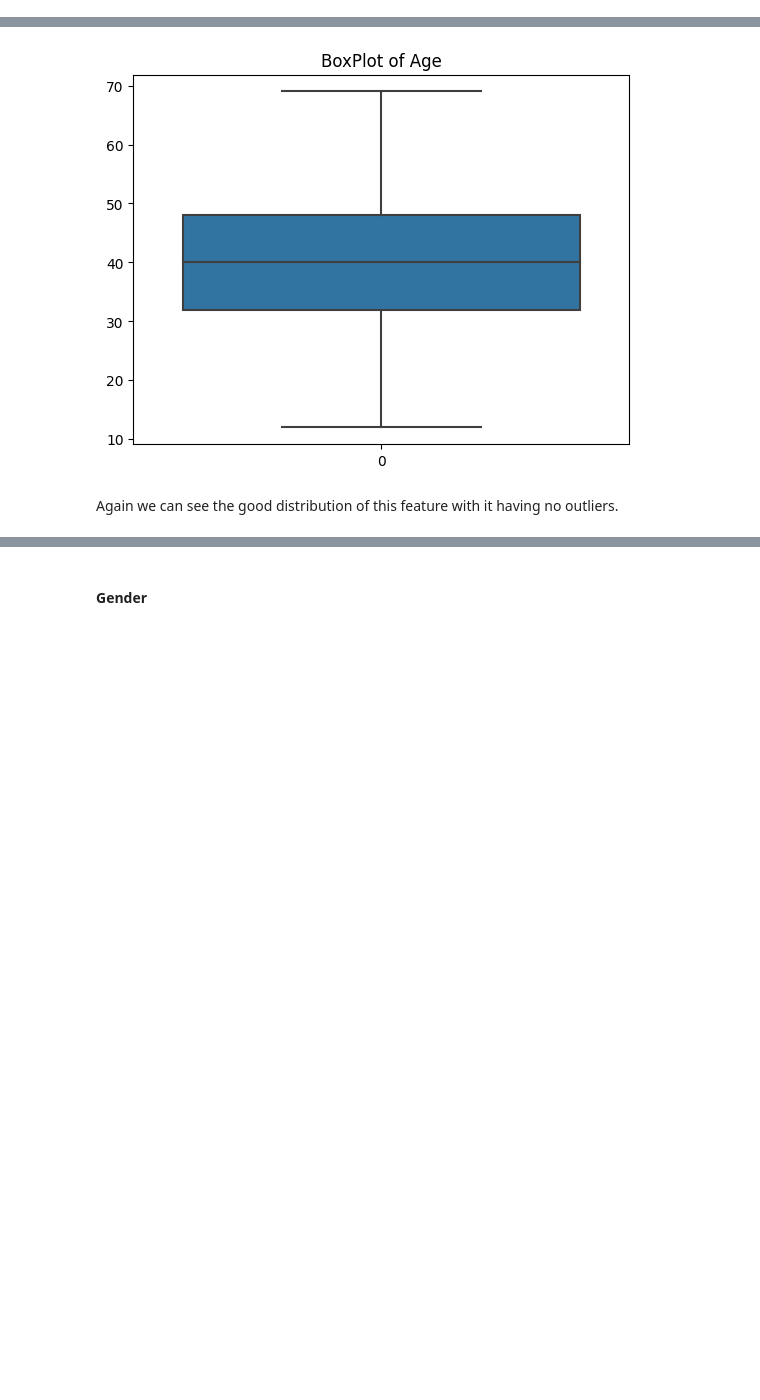
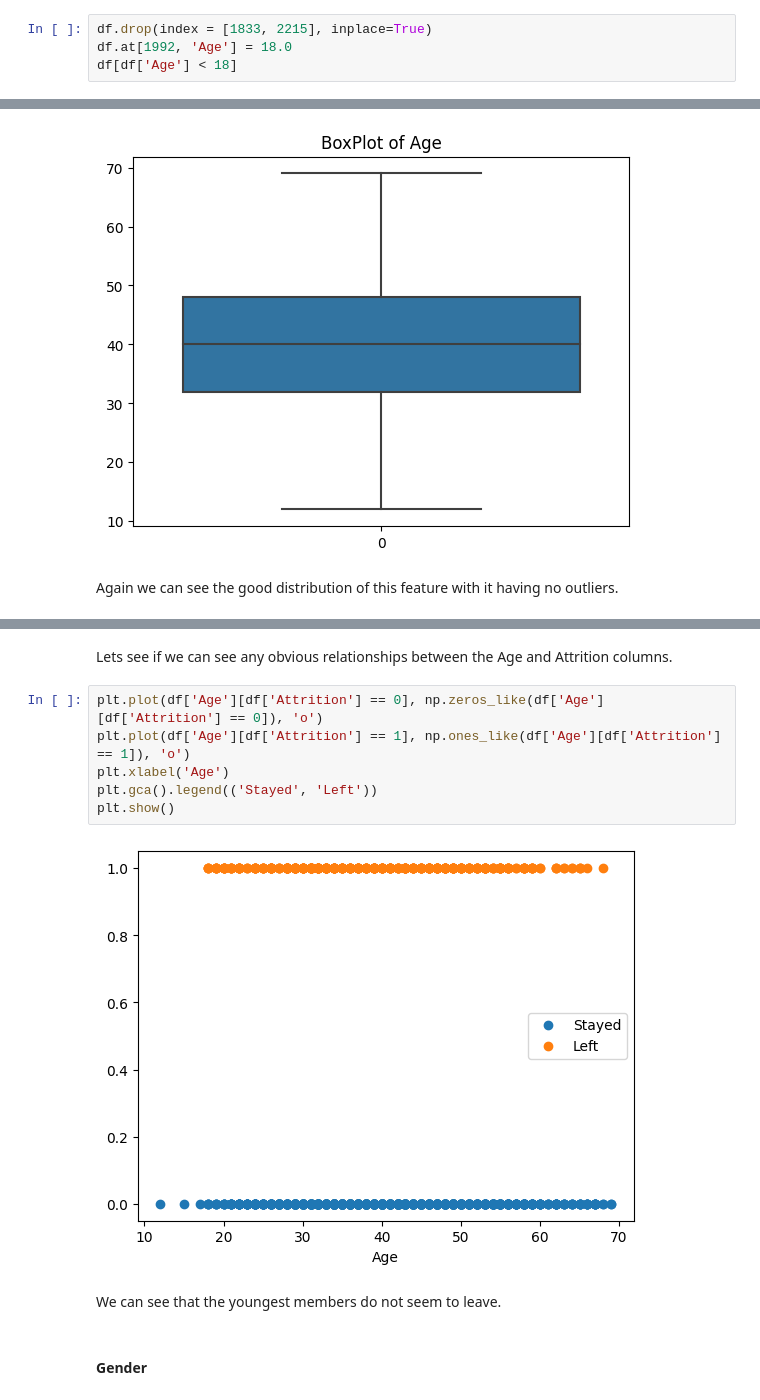
Before and after one commit to Anglesofdeath/attrition-data-science-project, a Jupyter notebook: eda.ipynb, the cells around one changed output, grey strips where cells are left out. Cells and saved outputs as stored; diff of their text form; blank space fills up the shorter version.

```diff
--- a/eda.ipynb
+++ b/eda.ipynb
@@ -461,0 +491,4 @@ df['Check Assumption'][(df['Check Assumption'] >=1) | (df['Check Assumption'] <=
+# %%
+df.drop(index = [1833, 2215], inplace=True)
+df.at[1992, 'Age'] = 18.0
+df[df['Age'] < 18]
@@ -509,3 +565,15 @@ Again we can see the good distribution of this feature with it having no outlier
+# %% [markdown]
+Lets see if we can see any obvious relationships between the Age and Attrition columns.
+# %%
+plt.plot(df['Age'][df['Attrition'] == 0], np.zeros_like(df['Age'][df['Attrition'] == 0]), 'o')
+plt.plot(df['Age'][df['Attrition'] == 1], np.ones_like(df['Age'][df['Attrition'] == 1]), 'o')
+plt.xlabel('Age')
+plt.gca().legend(('Stayed', 'Left'))
+plt.show()
+# %% [output]
+[figure, added]
+# %% [markdown]
+We can see that the youngest members do not seem to leave.
 # %% [markdown]
 #### Gender
 # %%
```
Also changed, not shown: parts of 8 cells of this notebook.
